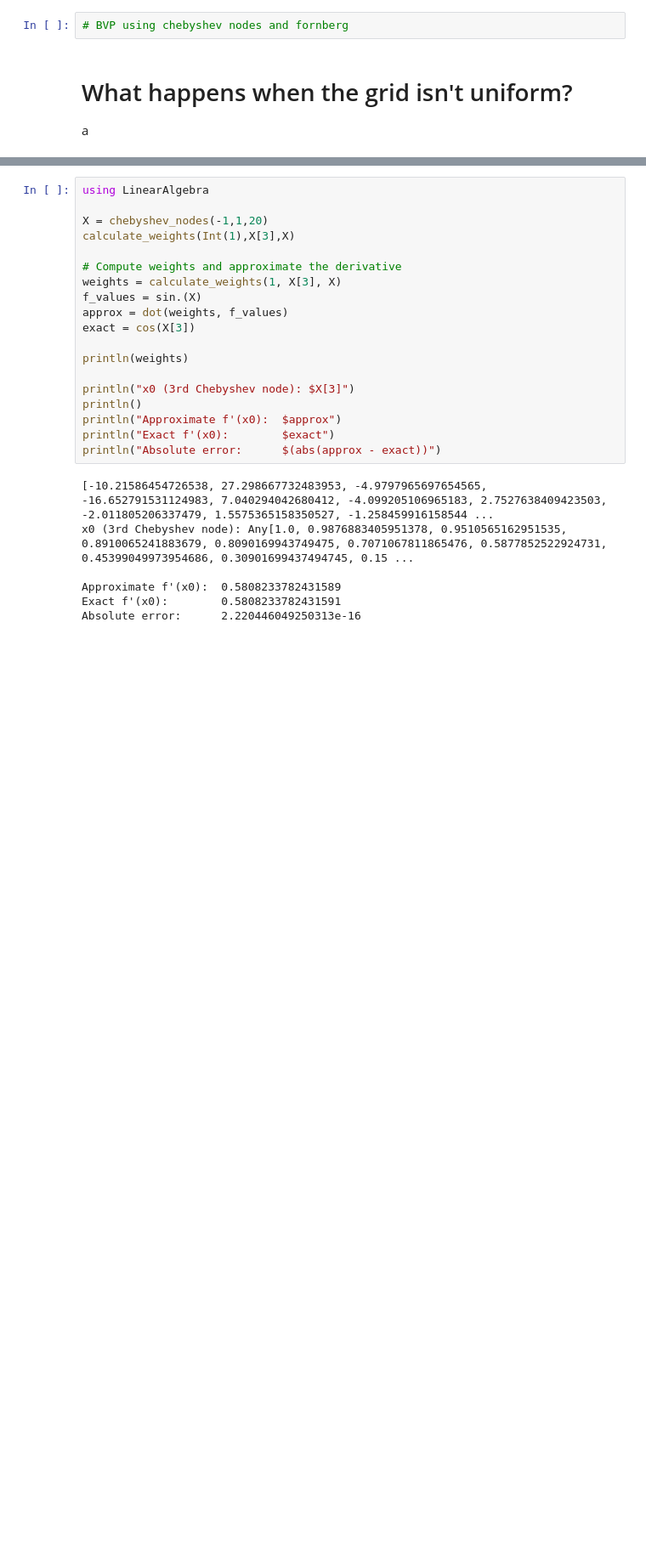
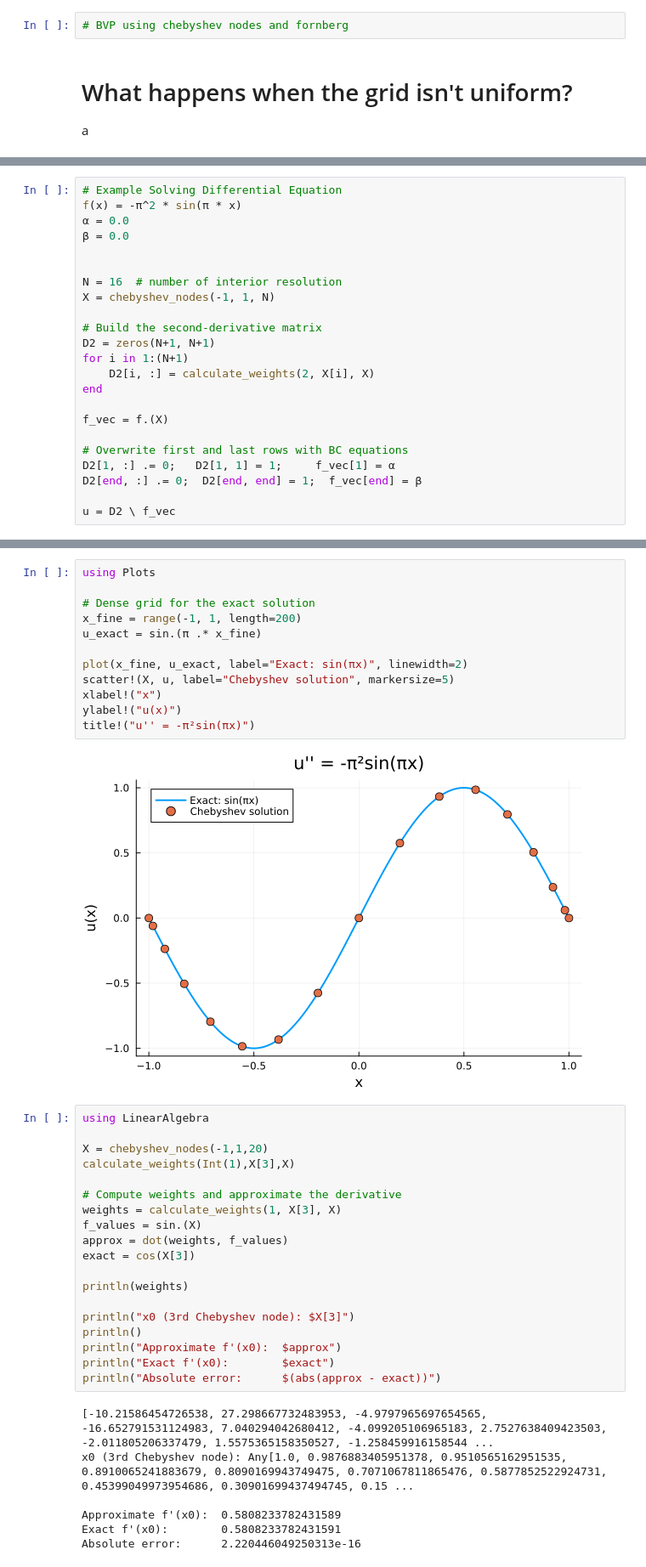
Before and after one commit to Brady-Higgins/Math5486Presentation, a Jupyter notebook: Fornberg.ipynb, the cells around one changed output, grey strips where cells are left out. Shown at 85% size. Saved outputs shown, nothing was run; the diff lists cells and outputs as text; blank space fills up the shorter version.

Commit message:
diffeq using fornberg

```diff
--- a/Fornberg.ipynb
+++ b/Fornberg.ipynb
@@ -154,0 +167,23 @@ calculate_weights(Int(2),X[3],X)
+# %%
+# Example Solving Differential Equation
+f(x) = -π^2 * sin(π * x)
+α = 0.0
+β = 0.0
+
+
+N = 16  # number of interior resolution
+X = chebyshev_nodes(-1, 1, N)
+
+# Build the second-derivative matrix
+D2 = zeros(N+1, N+1)
+for i in 1:(N+1)
+    D2[i, :] = calculate_weights(2, X[i], X)
+end
+
+f_vec = f.(X)
+
+# Overwrite first and last rows with BC equations
+D2[1, :] .= 0;   D2[1, 1] = 1;     f_vec[1] = α
+D2[end, :] .= 0;  D2[end, end] = 1;  f_vec[end] = β
+
+u = D2 \ f_vec
@@ -155,3 +408,17 @@ calculate_weights(Int(2),X[3],X)
+# %%
+using Plots
+
+# Dense grid for the exact solution
+x_fine = range(-1, 1, length=200)
+u_exact = sin.(π .* x_fine)
+
+plot(x_fine, u_exact, label="Exact: sin(πx)", linewidth=2)
+scatter!(X, u, label="Chebyshev solution", markersize=5)
+xlabel!("x")
+ylabel!("u(x)")
+title!("u'' = -π²sin(πx)")
+# %% [output]
+[figure, added]
 # %%
 using LinearAlgebra
 
```
Also changed, not shown: parts of 2 cells of this notebook.
